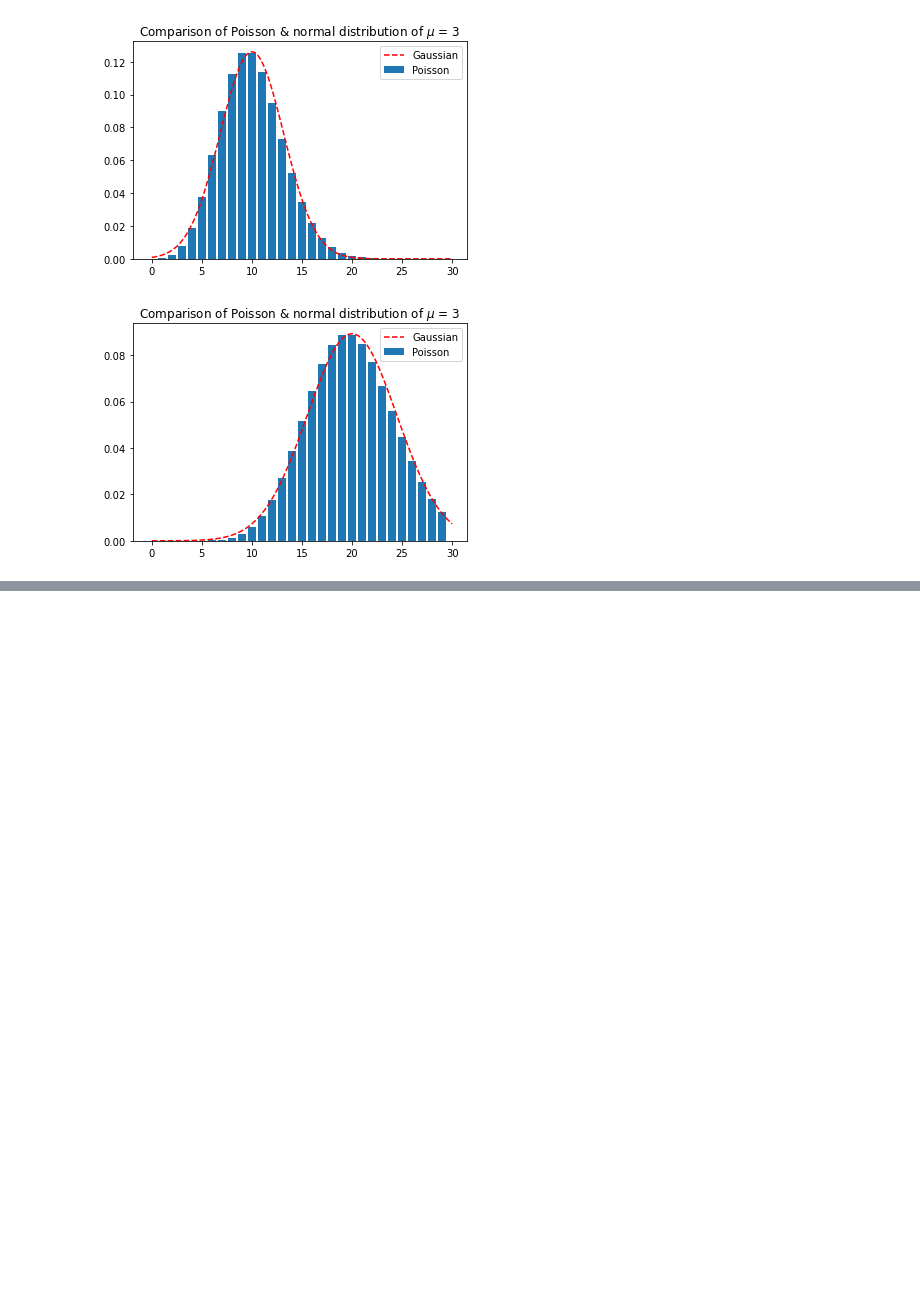
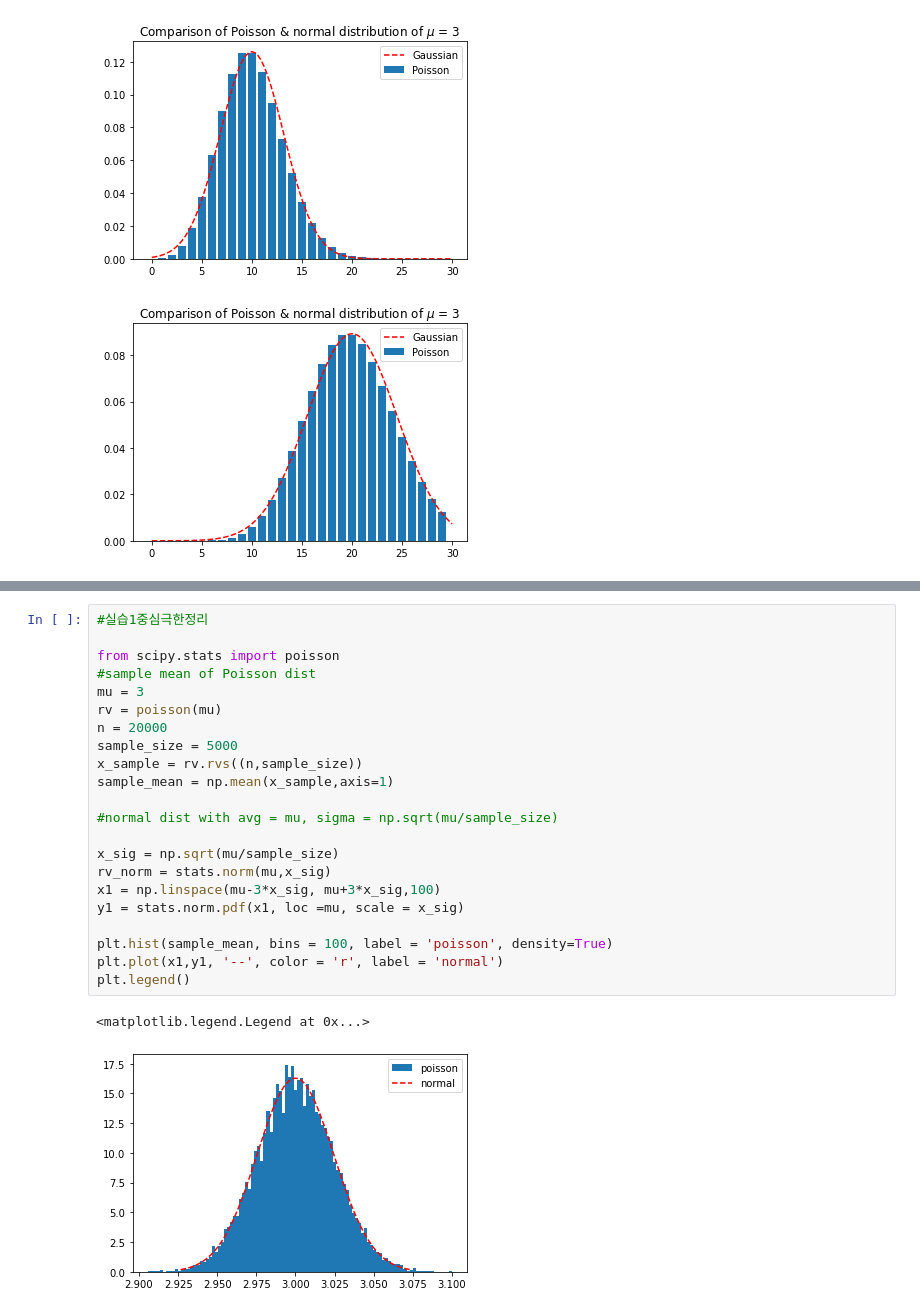
Before and after one commit to john1256/codespace, a Jupyter notebook: 우주과학통계실습/10주차.ipynb, the cells around one changed output, grey strips where cells are left out. Drawn from its saved outputs; the diff is of its cells as text; blank space fills up the shorter version.

```diff
--- a/우주과학통계실습/10주차.ipynb
+++ b/우주과학통계실습/10주차.ipynb
@@ -37,0 +35,25 @@ for i in u:
+# %%
+#실습1중심극한정리
+
+from scipy.stats import poisson
+#sample mean of Poisson dist
+mu = 3
+rv = poisson(mu)
+n = 20000
+sample_size = 5000
+x_sample = rv.rvs((n,sample_size))
+sample_mean = np.mean(x_sample,axis=1)
+
+#normal dist with avg = mu, sigma = np.sqrt(mu/sample_size)
+
+x_sig = np.sqrt(mu/sample_size)
+rv_norm = stats.norm(mu,x_sig)
+x1 = np.linspace(mu-3*x_sig, mu+3*x_sig,100)
+y1 = stats.norm.pdf(x1, loc =mu, scale = x_sig)
+
+plt.hist(sample_mean, bins = 100, label = 'poisson', density=True)
+plt.plot(x1,y1, '--', color = 'r', label = 'normal')
+plt.legend()
+# %% [output]
+<matplotlib.legend.Legend at 0x...>
+[figure, added]
```
Also changed, not shown: parts of 4 cells of this notebook.
